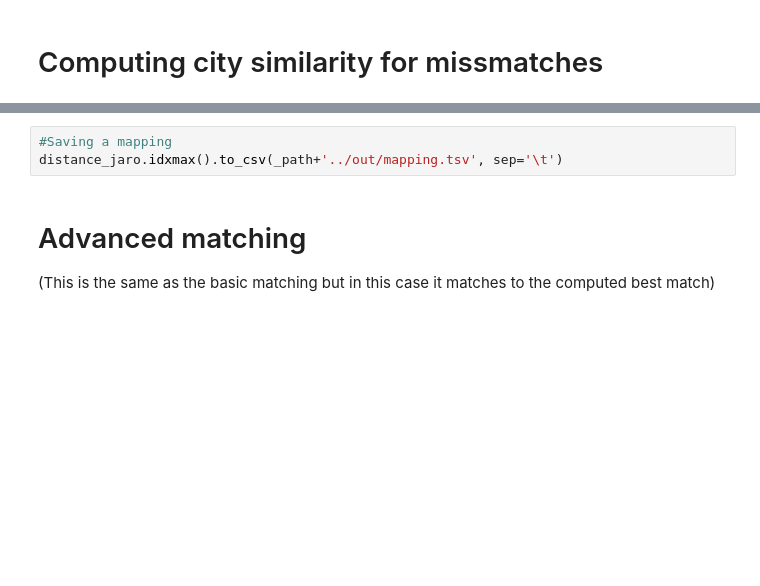
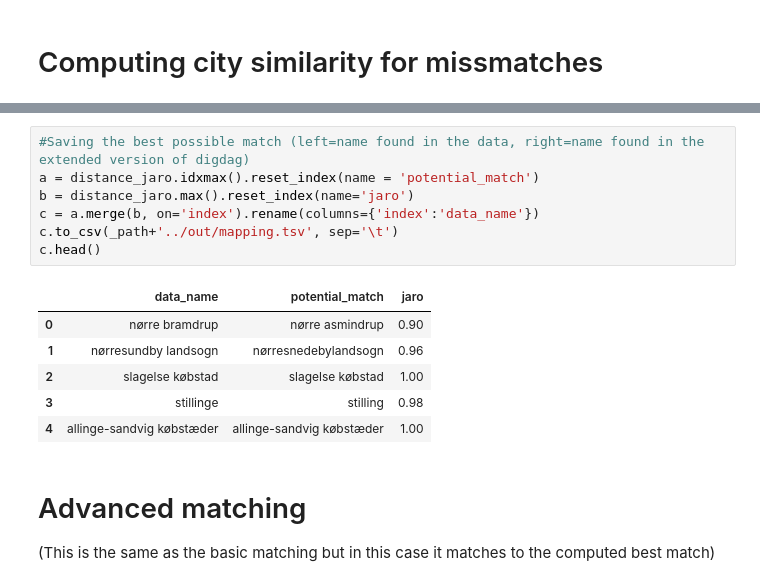
Before and after one commit to link-lives/city-standardization, a Jupyter notebook: city_unification.ipynb, the cells around one changed output, grey strips where cells are left out. Cells and saved outputs as stored; diff of their text form; blank space fills up the shorter version.

```diff
--- a/city_unification.ipynb
+++ b/city_unification.ipynb
@@ -315,6 +340,17 @@ distance_leven.head()
-# %%
-#Saving a mapping
-distance_jaro.idxmax().to_csv(_path+'../out/mapping.tsv', sep='\t')
+# %%
+#Saving the best possible match (left=name found in the data, right=name found in the extended version of digdag)
+a = distance_jaro.idxmax().reset_index(name = 'potential_match')
+b = distance_jaro.max().reset_index(name='jaro')
+c = a.merge(b, on='index').rename(columns={'index':'data_name'})
+c.to_csv(_path+'../out/mapping.tsv', sep='\t')
+c.head()
+# %% [output]
+|  | data_name | potential_match | jaro |
+| 0 | nørre bramdrup | nørre asmindrup | 0.90 |
+| 1 | nørresundby landsogn | nørresnedebylandsogn | 0.96 |
+| 2 | slagelse købstad | slagelse købstad | 1.00 |
+| 3 | stillinge | stilling | 0.98 |
+| 4 | allinge-sandvig købstæder | allinge-sandvig købstæder | 1.00 |
 # %% [markdown]
 # Advanced matching
 (This is the same as the basic matching but in this case it matches to the computed best match)
```
Also changed, not shown: parts of 17 cells of this notebook.
